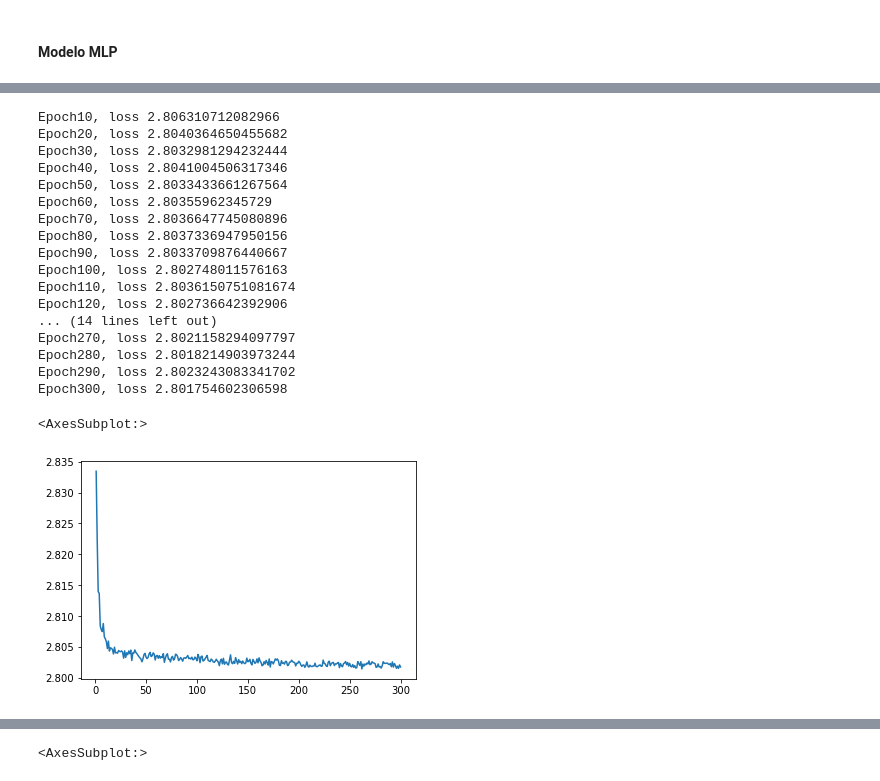
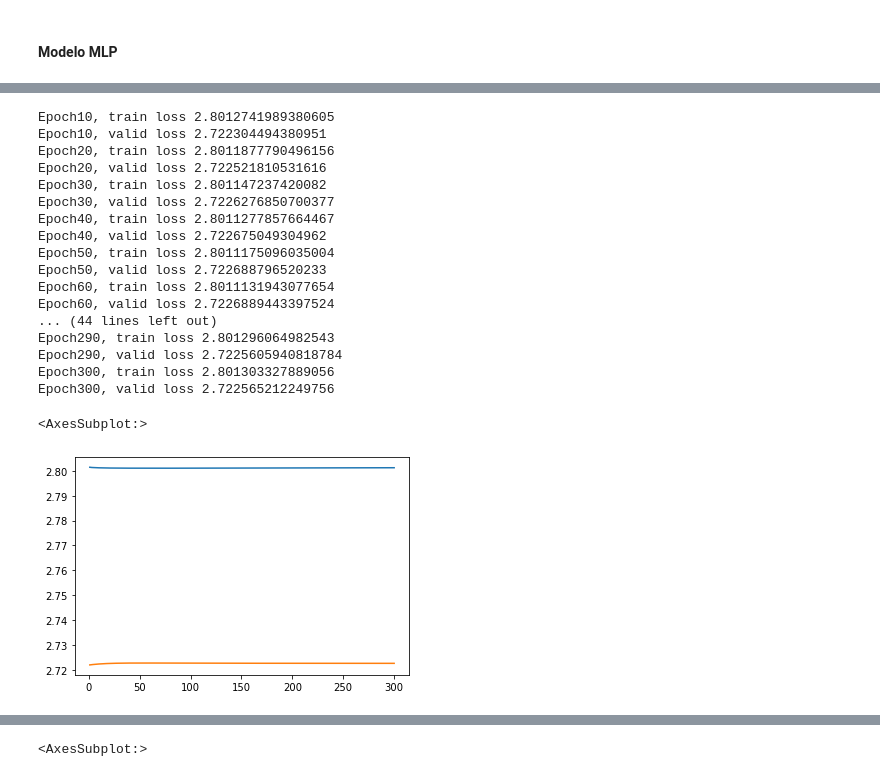
Before and after one commit to lucascouri2/residencia-st, a Jupyter notebook: Relatorio.ipynb, the cells around one changed output, grey strips where cells are left out. Saved outputs shown, nothing was run; the diff lists cells and outputs as text; code cells hidden in the pictures.

```diff
--- a/Relatorio.ipynb
+++ b/Relatorio.ipynb
@@ -537,48 +756,68 @@ loss_fn = nn.MSELoss()
 #optimizer = optim.RMSprop(multi_neuron.parameters(), lr=0.001)
 optimizer = optim.SGD(multi_neuron.parameters(), lr=0.01, weight_decay= 0.005)
 # %%
-history = {}
+history_train = {}
+history_valid = {}
 for epoch in range(1, epochs+1):
   loss_train = 0.0
   for train_data in train_dataloader:
     x = train_data[:,:5].float()
     y = train_data[:,5].float()
 
     #forward pass
     outputs = multi_neuron(x)
 
     #loss measure
     loss = loss_fn(outputs,y)
 
     #backward pass
     optimizer.zero_grad() # pára o autograd
     loss.backward() # executa o backpropagation
     optimizer.step() # atualiza os pesos
 
     loss_train += loss.item() # soma os erros para obter o erro total
 
+  loss_valid = 0.0
+  for valid_data in valid_dataloader:
+    x = valid_data[:,:5].float()
+    y = valid_data[:,5].float()
+    #forward pass
+    target = multi_neuron(x)
+    #loss measure
+    loss = loss_fn(outputs,y)
+    # Calculate Loss
+    loss_valid += loss.item()
+
+
   if (epoch % 10 == 0):
-    print('Epoch{}, loss {}'.format(epoch, loss_train / len(train_dataloader))) # apresenta o erro médio da época
-  history[epoch] = loss_train / len(train_dataloader)
+    print('Epoch{}, train loss {}'.format(epoch, loss_train / len(train_dataloader)))
+    print('Epoch{}, valid loss {}'.format(epoch, loss_valid / len(valid_dataloader))) # apresenta o erro médio da época
+  history_train[epoch] = loss_train / len(train_dataloader)
+  history_valid[epoch] = loss_valid / len(valid_dataloader)
 
-pd.Series(history).plot()
+pd.Series(history_train).plot()
+pd.Series(history_valid).plot()
+
+#pd.Series(train_scores.mean(axis=1), index=train_sizes).plot(label='train')
+#pd.Series(valid_scores.mean(axis=1), index=train_sizes).plot(label='val')
+#plt.legend()
 # %% [output]
-Epoch10, loss 2.806310712082966
-Epoch20, loss 2.8040364650455682
-Epoch30, loss 2.8032981294232444
-Epoch40, loss 2.8041004506317346
-Epoch50, loss 2.8033433661267564
-Epoch60, loss 2.80355962345729
-Epoch70, loss 2.8036647745080896
-Epoch80, loss 2.8037336947950156
-Epoch90, loss 2.8033709876440667
-Epoch100, loss 2.802748011576163
-Epoch110, loss 2.8036150751081674
-Epoch120, loss 2.802736642392906
-... (14 lines left out)
-Epoch270, loss 2.8021158294097797
-Epoch280, loss 2.8018214903973244
-Epoch290, loss 2.8023243083341702
-Epoch300, loss 2.801754602306598
+Epoch10, train loss 2.8012741989380605
+Epoch10, valid loss 2.722304494380951
+Epoch20, train loss 2.8011877790496156
+Epoch20, valid loss 2.722521810531616
+Epoch30, train loss 2.801147237420082
+Epoch30, valid loss 2.7226276850700377
+Epoch40, train loss 2.8011277857664467
+Epoch40, valid loss 2.722675049304962
+Epoch50, train loss 2.8011175096035004
+Epoch50, valid loss 2.722688796520233
+Epoch60, train loss 2.8011131943077654
+Epoch60, valid loss 2.7226889443397524
+... (44 lines left out)
+Epoch290, train loss 2.801296064982543
+Epoch290, valid loss 2.7225605940818784
+Epoch300, train loss 2.801303327889056
+Epoch300, valid loss 2.722565212249756
 <AxesSubplot:>
-[figure, old version]
+[figure, new version]
```
Also changed, not shown: parts of 85 cells of this notebook.
